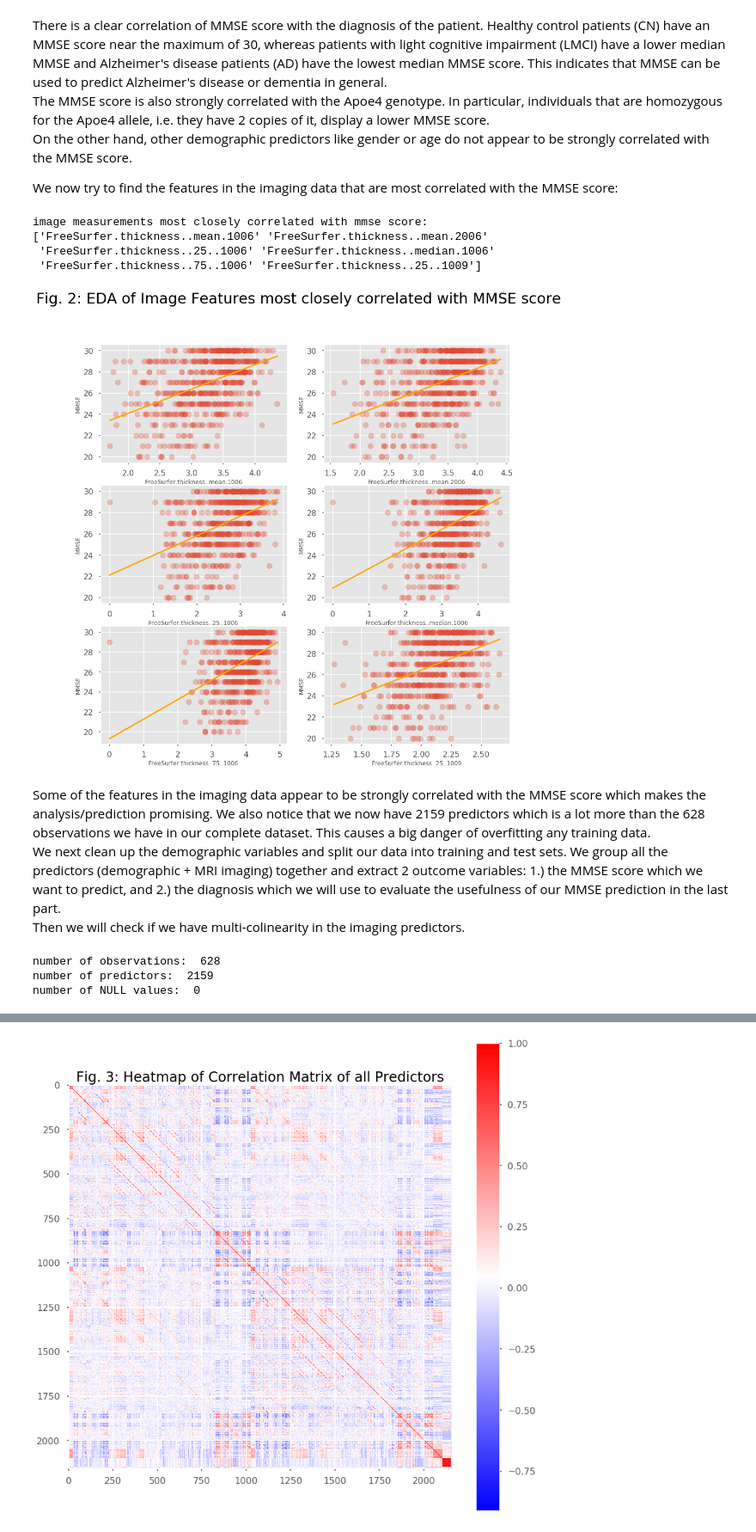
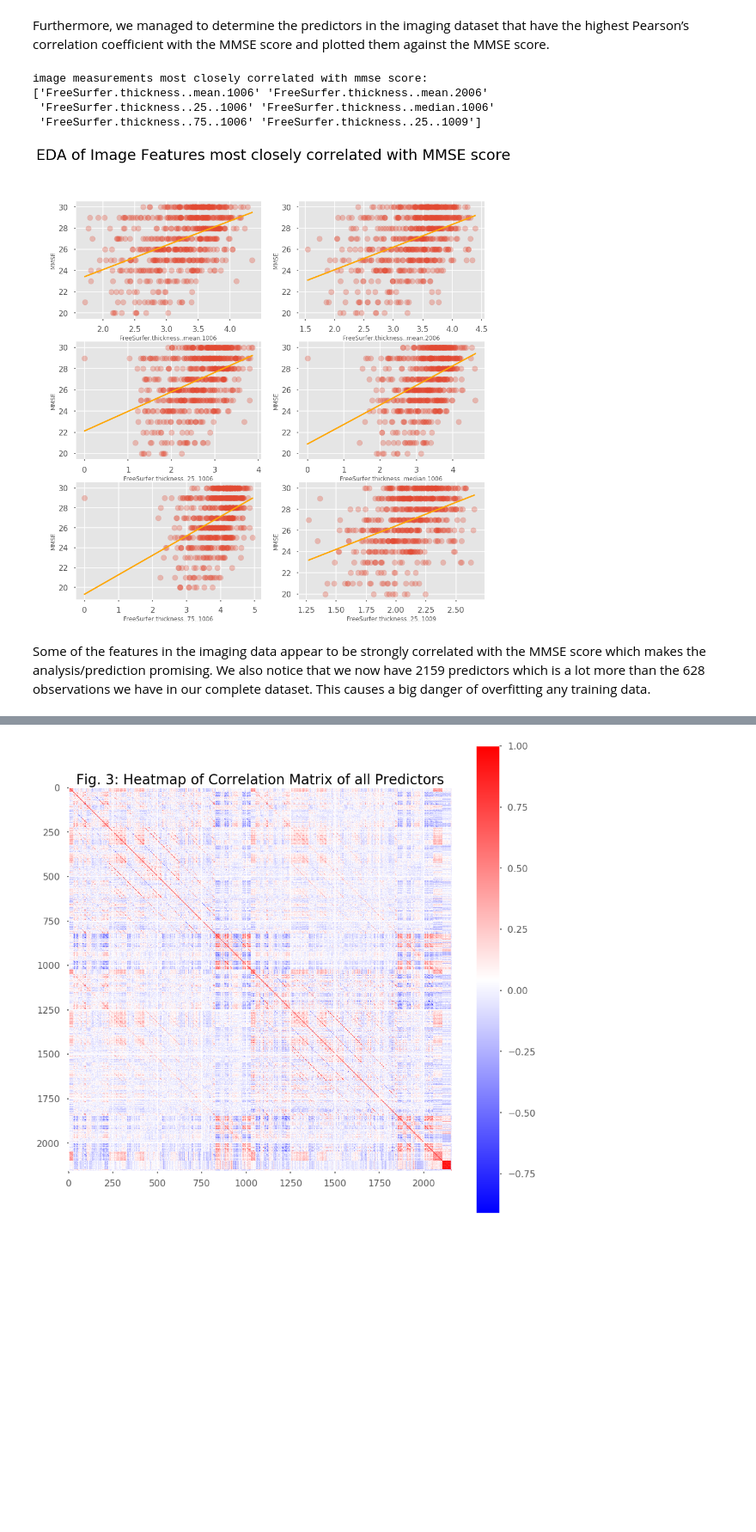
Before and after one commit to lars-von-buchholtz/CS109FinalProject, a Jupyter notebook: notebooks/EDA_MMSE.ipynb, the cells around one changed output, grey strips where cells are left out. Shown at 86% size. Cells and saved outputs as stored; diff of their text form; code cells hidden in the pictures; blank space fills up the shorter version.

```diff
--- a/notebooks/EDA_MMSE.ipynb
+++ b/notebooks/EDA_MMSE.ipynb
@@ -166,10 +145,5 @@ fig1.suptitle('Fig. 1: EDA of MMSE Scores with Respect to Diagnosis and Demograp
-# %% [markdown]
-There is a clear correlation of MMSE score with the diagnosis of the patient. Healthy control patients (CN) have an MMSE score near the maximum of 30, whereas patients with light cognitive impairment (LMCI) have a lower median MMSE and Alzheimer's disease patients (AD) have the lowest median MMSE score.  This indicates that MMSE can be used to predict Alzheimer's disease or dementia in general.
-The MMSE score is also strongly correlated with the Apoe4 genotype. In particular, individuals that are homozygous for the Apoe4 allele, i.e. they have 2 copies of it, display a lower MMSE score.
-On the other hand, other demographic predictors like gender or age do not appear to be strongly correlated with the MMSE score.
-
-
-We now try to find the features in the imaging data that are most correlated with the MMSE score:
+# %% [markdown]
+Furthermore, we managed to determine the predictors in the imaging dataset that have the highest Pearson’s correlation coefficient with the MMSE score and plotted them against the MMSE score.
 # %%
 # find the image data columns that are most correlated with mmse
 
@@ -192,25 +166,23 @@ image measurements most closely correlated with mmse score:
 # %%
 # plot mmse vs most closely correlated image measurements
 fig2 = plt.figure(figsize= [15,15])
 
 for i,feature in enumerate(best6):
     plt.subplot(3,2,i+1)
     plt.scatter(image_data[feature],mmse,alpha=0.3)
     plt.xlabel(feature)
     plt.ylabel('MMSE')
     beta1,beta0 = np.polyfit(image_data[feature],mmse,deg=1)
     f = lambda x: beta1 * x + beta0
     x = np.array([np.min(image_data[feature]), np.max(image_data[feature])])
     plt.plot(x,f(x),c='orange')
     sns.despine()
-fig2.suptitle('Fig. 2: EDA of Image Features most closely correlated with MMSE score',fontsize= 30);
+fig2.suptitle('EDA of Image Features most closely correlated with MMSE score',fontsize= 30);
 # %% [output]
-[figure, old version]
+[figure, new version]
 # %% [markdown]
 Some of the features in the imaging data appear to be strongly correlated with the MMSE score which makes the analysis/prediction promising.
 We also notice that we now have 2159 predictors which is a lot more than the 628 observations we have in our complete dataset. This causes a big danger of overfitting any training data.
-We next clean up the demographic variables and split our data into training and test sets. We group all the predictors (demographic + MRI imaging) together and extract 2 outcome variables: 1.) the MMSE score which we want to predict, and 2.) the diagnosis which we will use to evaluate the usefulness of our MMSE prediction in the last part.
-Then we will check if we  have multi-colinearity in the imaging predictors.
 # %%
 # clean up demographic variables
 
@@ -239,12 +211,6 @@ demographic_columns = ['AGE','PTGENDER','PTEDUCAT','PTETHCAT','imputed_genotype'
 
 # and concatenate the image and remaining demographic data
 X = pd.concat([image_data,demographic[demographic_columns]],axis=1)
-print('number of observations: ',X.shape[0])
-print('number of predictors: ',X.shape[1])
-
-#check that there is no NaN's in the data
-print('number of NULL values: ',np.sum(np.sum(X.isnull())))
-# no NaN's
 
 # train test split: we have 2 different outcome variables: y = MMSE score for the main body of this analysis and
 # y_dx = diagnosis for evaluating our predicted MMSE in the last part
@@ -257,10 +223,6 @@ std = X_train.std(axis=0)
 
 X_train = (X_train - mean)/std
 X_test = (X_test - mean)/std
-# %% [output]
-number of observations:  628
-number of predictors:  2159
-number of NULL values:  0
 # %%
 
 with open('mmse_data1.pickle', 'wb') as f:
```
Also changed, not shown: parts of 55 cells of this notebook, 4 other files.
